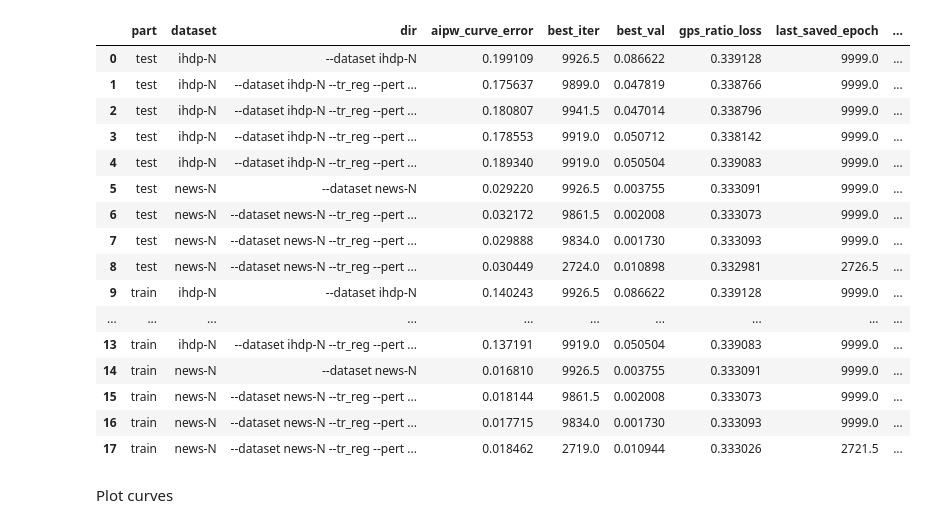
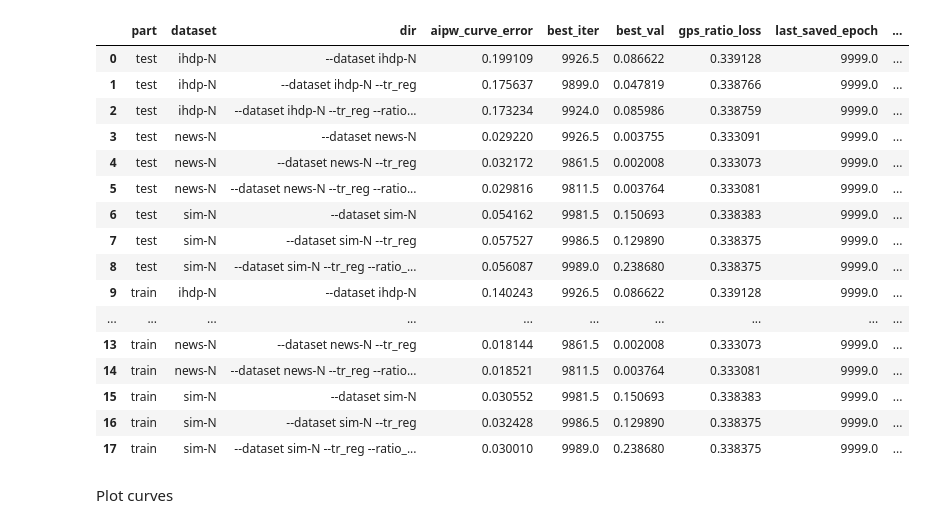
Before and after one commit to NSAPH-Projects/tresnet, a Jupyter notebook: notebooks/tres_results.ipynb, the cells around one changed output. Saved outputs shown, nothing was run; the diff lists cells and outputs as text; code cells hidden in the pictures.

```diff
--- a/notebooks/tres_results.ipynb
+++ b/notebooks/tres_results.ipynb
@@ -7,7 +7,7 @@ import matplotlib.pyplot as plt
 import seaborn as sns
 # %%
 
-rdir="results/tres_pert"
+rdir="results/tres_ratio_norm"
 
 datasets = [d for d in os.listdir(f"../{rdir}") if not d.startswith(".")]
 
@@ -23,48 +23,48 @@ for part in ("train", "test"):
                 try:
                     exp_dir = f"../{rdir}/{dset}/{dir}/{seed}"
                     with open(f"{exp_dir}/metrics_{part}.yaml", 'r') as io:
                         metrics = yaml.safe_load(io)
 
                     with open(f"{exp_dir}/config.yaml", 'r') as io:
                         cfg = yaml.safe_load(io)
                     metrics['seed'] = int(seed)
                     metrics['dataset'] = dset
                     metrics['dir'] = dir
                     metrics["part"] = part
                     results.append(metrics)
 
                     curve = pd.read_csv(f"{exp_dir}/curve.csv")
                     curve['seed'] = int(seed)
                     curve['dir'] = dir
                     curve['dataset'] = dset
                     curve["part"] = part
                     curves.append(curve)
                 except:
                     pass
 
 results = pd.DataFrame(results)
 curves = pd.concat(curves)
 
 pd.set_option('display.max_colwidth', -1)
 results.groupby(['part', 'dataset', 'dir']).mean().reset_index()
 # %% [output]
 |  | part | dataset | dir | aipw_curve_error | best_iter | best_val | gps_ratio_loss | last_saved_epoch | ... |
 | 0 | test | ihdp-N | --dataset ihdp-N | 0.199109 | 9926.5 | 0.086622 | 0.339128 | 9999.0 | ... |
-| 1 | test | ihdp-N | --dataset ihdp-N --tr_reg --pert ... | 0.175637 | 9899.0 | 0.047819 | 0.338766 | 9999.0 | ... |
-| 2 | test | ihdp-N | --dataset ihdp-N --tr_reg --pert ... | 0.180807 | 9941.5 | 0.047014 | 0.338796 | 9999.0 | ... |
-| 3 | test | ihdp-N | --dataset ihdp-N --tr_reg --pert ... | 0.178553 | 9919.0 | 0.050712 | 0.338142 | 9999.0 | ... |
-| 4 | test | ihdp-N | --dataset ihdp-N --tr_reg --pert ... | 0.189340 | 9919.0 | 0.050504 | 0.339083 | 9999.0 | ... |
-| 5 | test | news-N | --dataset news-N | 0.029220 | 9926.5 | 0.003755 | 0.333091 | 9999.0 | ... |
-| 6 | test | news-N | --dataset news-N --tr_reg --pert ... | 0.032172 | 9861.5 | 0.002008 | 0.333073 | 9999.0 | ... |
-| 7 | test | news-N | --dataset news-N --tr_reg --pert ... | 0.029888 | 9834.0 | 0.001730 | 0.333093 | 9999.0 | ... |
-| 8 | test | news-N | --dataset news-N --tr_reg --pert ... | 0.030449 | 2724.0 | 0.010898 | 0.332981 | 2726.5 | ... |
+| 1 | test | ihdp-N | --dataset ihdp-N --tr_reg | 0.175637 | 9899.0 | 0.047819 | 0.338766 | 9999.0 | ... |
+| 2 | test | ihdp-N | --dataset ihdp-N --tr_reg --ratio... | 0.173234 | 9924.0 | 0.085986 | 0.338759 | 9999.0 | ... |
+| 3 | test | news-N | --dataset news-N | 0.029220 | 9926.5 | 0.003755 | 0.333091 | 9999.0 | ... |
+| 4 | test | news-N | --dataset news-N --tr_reg | 0.032172 | 9861.5 | 0.002008 | 0.333073 | 9999.0 | ... |
+| 5 | test | news-N | --dataset news-N --tr_reg --ratio... | 0.029816 | 9811.5 | 0.003764 | 0.333081 | 9999.0 | ... |
+| 6 | test | sim-N | --dataset sim-N | 0.054162 | 9981.5 | 0.150693 | 0.338383 | 9999.0 | ... |
+| 7 | test | sim-N | --dataset sim-N --tr_reg | 0.057527 | 9986.5 | 0.129890 | 0.338375 | 9999.0 | ... |
+| 8 | test | sim-N | --dataset sim-N --tr_reg --ratio_... | 0.056087 | 9989.0 | 0.238680 | 0.338375 | 9999.0 | ... |
 | 9 | train | ihdp-N | --dataset ihdp-N | 0.140243 | 9926.5 | 0.086622 | 0.339128 | 9999.0 | ... |
 | ... | ... | ... | ... | ... | ... | ... | ... | ... | ... |
-| 13 | train | ihdp-N | --dataset ihdp-N --tr_reg --pert ... | 0.137191 | 9919.0 | 0.050504 | 0.339083 | 9999.0 | ... |
-| 14 | train | news-N | --dataset news-N | 0.016810 | 9926.5 | 0.003755 | 0.333091 | 9999.0 | ... |
-| 15 | train | news-N | --dataset news-N --tr_reg --pert ... | 0.018144 | 9861.5 | 0.002008 | 0.333073 | 9999.0 | ... |
-| 16 | train | news-N | --dataset news-N --tr_reg --pert ... | 0.017715 | 9834.0 | 0.001730 | 0.333093 | 9999.0 | ... |
-| 17 | train | news-N | --dataset news-N --tr_reg --pert ... | 0.018462 | 2719.0 | 0.010944 | 0.333026 | 2721.5 | ... |
+| 13 | train | news-N | --dataset news-N --tr_reg | 0.018144 | 9861.5 | 0.002008 | 0.333073 | 9999.0 | ... |
+| 14 | train | news-N | --dataset news-N --tr_reg --ratio... | 0.018521 | 9811.5 | 0.003764 | 0.333081 | 9999.0 | ... |
+| 15 | train | sim-N | --dataset sim-N | 0.030552 | 9981.5 | 0.150693 | 0.338383 | 9999.0 | ... |
+| 16 | train | sim-N | --dataset sim-N --tr_reg | 0.032428 | 9986.5 | 0.129890 | 0.338375 | 9999.0 | ... |
+| 17 | train | sim-N | --dataset sim-N --tr_reg --ratio_... | 0.030010 | 9989.0 | 0.238680 | 0.338375 | 9999.0 | ... |
 # %%
 # results.groupby(['dataset', 'dir']).std().reset_index()
 # %% [markdown]
```
Also changed, not shown: parts of 2 cells of this notebook, 6 other files.
